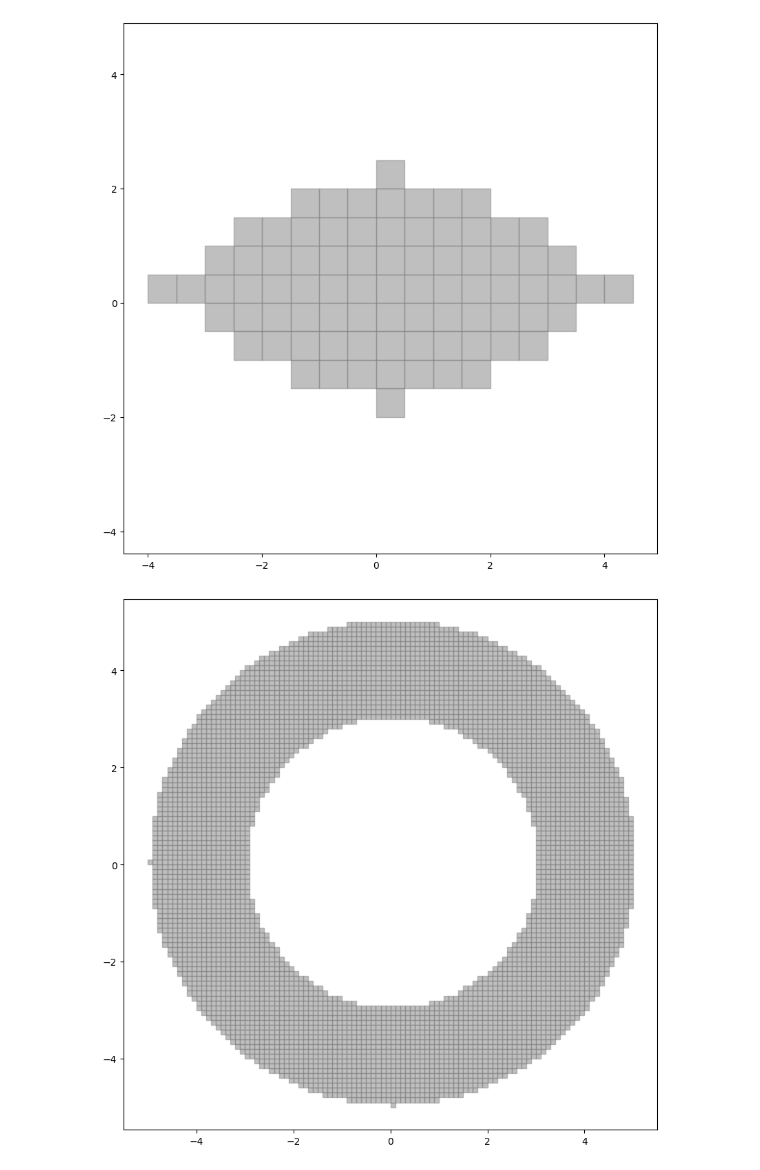
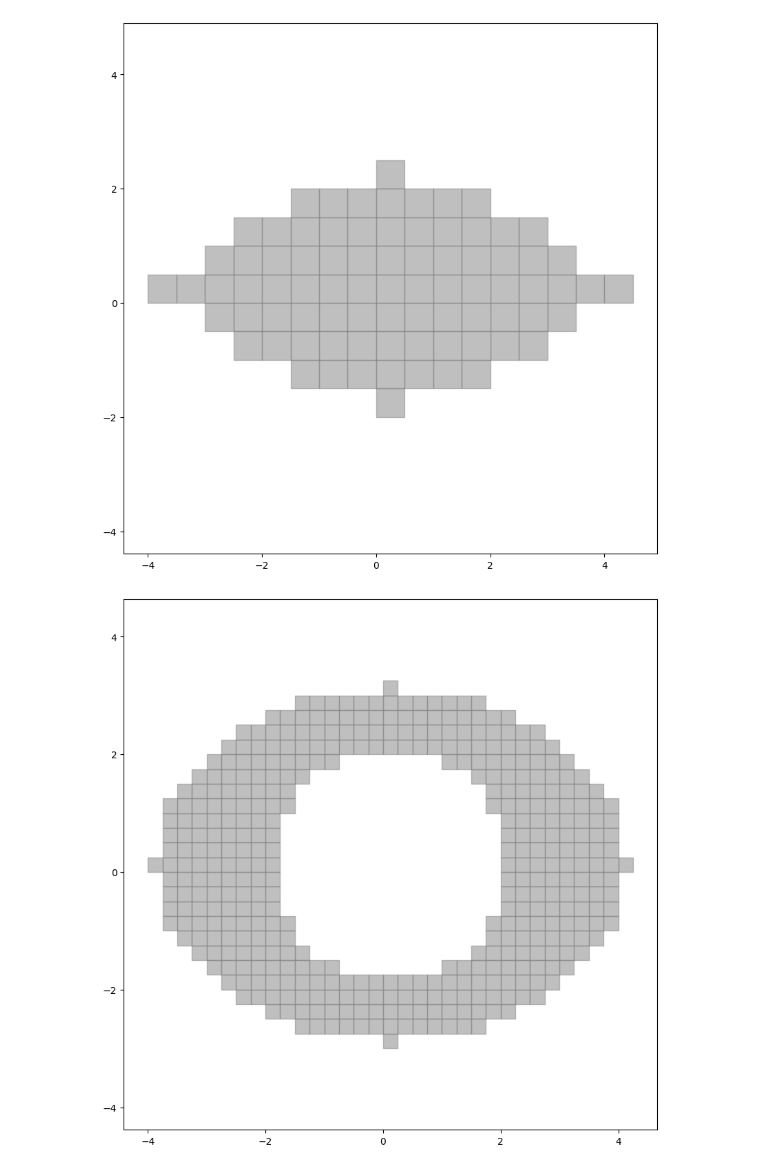
Before and after one commit to danpacho/capstone_1, a Jupyter notebook: pattern_unit.test.ipynb, the cells around one changed output. Cells and saved outputs as stored; diff of their text form; code cells hidden in the pictures.

Commit message:
test: update pattern test suites

```diff
--- a/pattern_unit.test.ipynb
+++ b/pattern_unit.test.ipynb
@@ -31,18 +31,18 @@ visualize_points(pattern_unit.shape_points)
 # %%
 shape2 = Shape(
     w=10,
     h=10,
     area_functions=[
-        lambda x, y: x**2 + y**2 <= 25 and x**2 + y**2 >= 9,  # Donut
+        lambda x, y: x**2 / 16 + y**2 / 9 <= 1 and x**2 + y**2 >= 4,  # Donut
     ],
 )
 
 # create the pattern unit
-pattern_unit2 = PatternUnit(shape2, k=0.1)
+pattern_unit2 = PatternUnit(shape2, k=0.25)
 
 visualize_points(pattern_unit2.shape_points)
 # %% [output]
-[figure, old version]
+[figure, new version]
 # %%
 circular_transformation = PatternTransformation(
     Dx=2.5,
```
Also changed, not shown: parts of 3 cells of this notebook.
